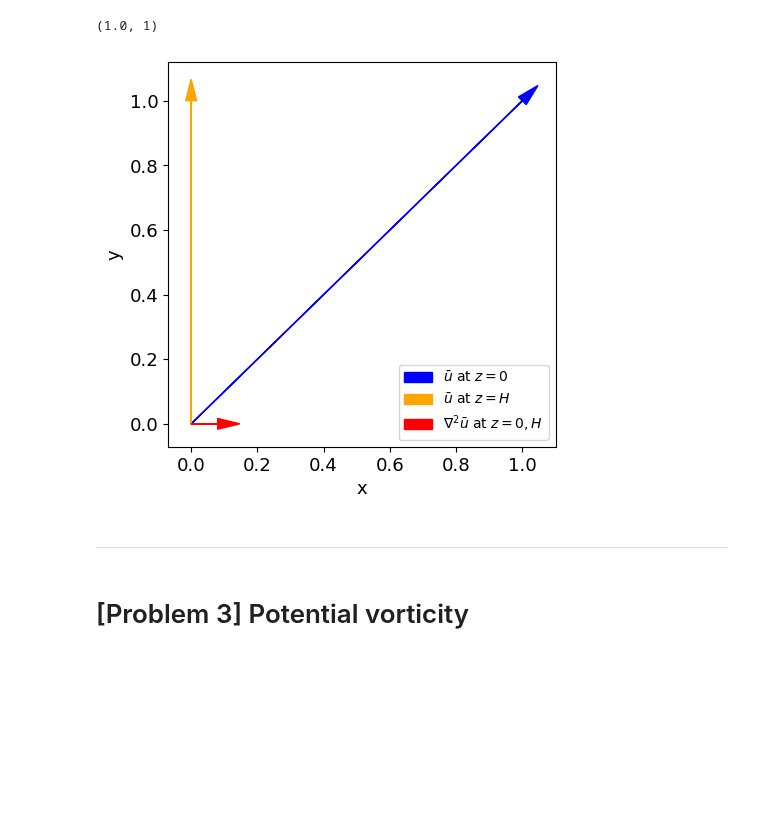
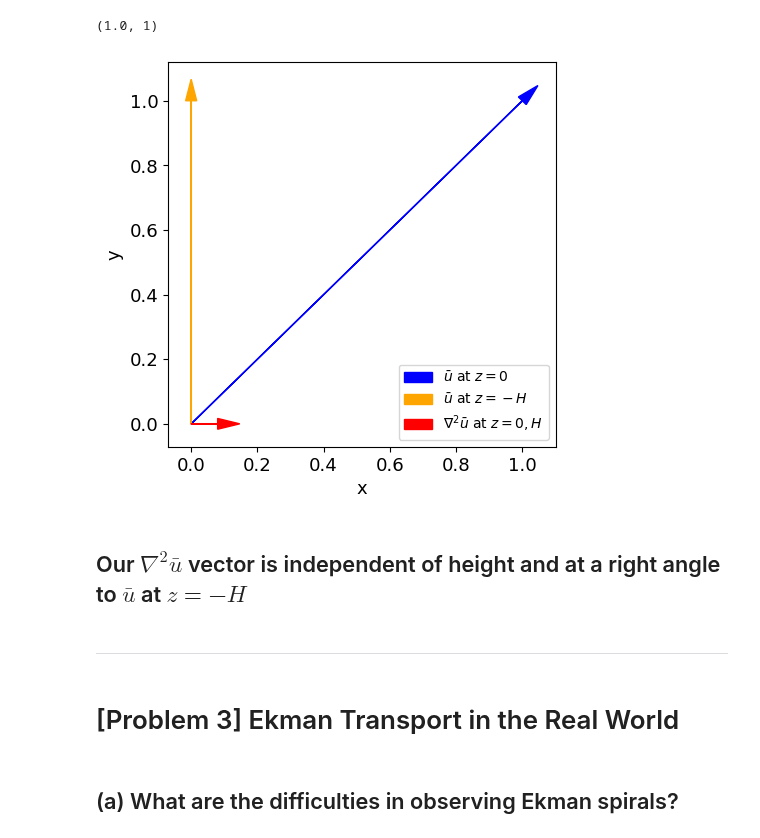
Before and after one commit to profxj/ocea200, a Jupyter notebook: SIOC-212A/Homeworks/Homework4.ipynb, the cells around one changed output. Drawn from its saved outputs; the diff is of its cells as text; code cells hidden in the pictures; blank space fills up the shorter version.

```diff
--- a/SIOC-212A/Homeworks/Homework4.ipynb
+++ b/SIOC-212A/Homeworks/Homework4.ipynb
@@ -115,23 +115,27 @@ u0, v0
 # %%
 fig = plt.figure(figsize=(5,5))
 ax = plt.gca()
 
 f = 3.
 arrow = plt.arrow(0, 0, u0, v0, color='blue', head_width=0.1/f, head_length=0.2/f, label=r'$\bar u$ at $z=0$')
-arrow = plt.arrow(0, 0, uH, vH, color='orange', head_width=0.1/f, head_length=0.2/f, label=r'$\bar u$ at $z=H$')
+arrow = plt.arrow(0, 0, uH, vH, color='orange', head_width=0.1/f, head_length=0.2/f, label=r'$\bar u$ at $z=-H$')
 
 arrow = plt.arrow(0, 0, 2/5**2, 0, color='red', head_width=0.1/f, head_length=0.2/f, label=r'$\nabla^2 \bar u$ at $z=0,H$')
 
 #
 ax.set_xlabel('x')
 ax.set_ylabel('y')
 ax.legend()
 #
 plotting.set_fontsize(ax,13)
 plt.show()
 # %% [output]
-[figure, old version]
+[figure, new version]
+# %% [markdown]
+## Our $\nabla^2 \bar u$ vector is independent of height and at a right angle to $\bar u$ at $z=-H$
 # %% [markdown]
 ----
 # %% [markdown]
-# [Problem 3] Potential vorticity
+# [Problem 3] Ekman Transport in the Real World
+# %% [markdown]
+## (a) What are the difficulties in observing Ekman spirals?
```
Also changed, not shown: parts of 3 cells of this notebook.
